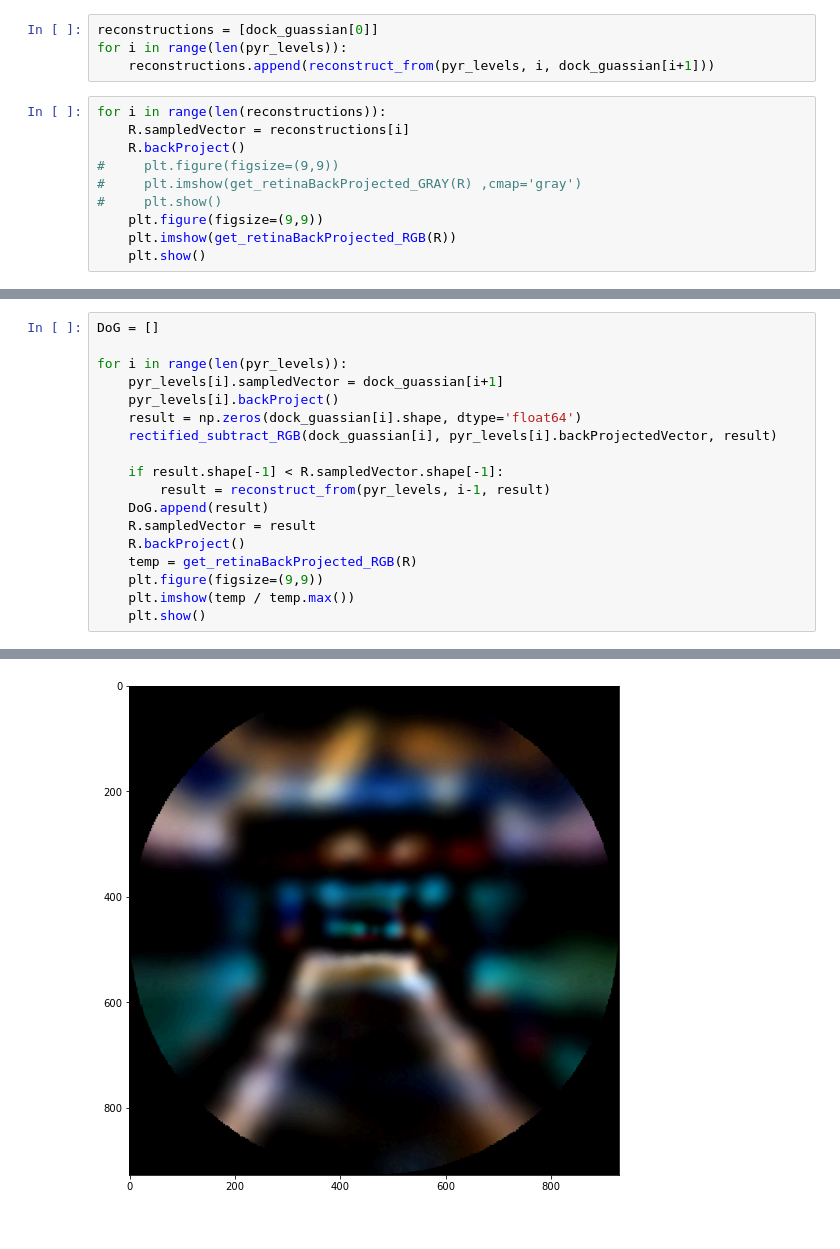
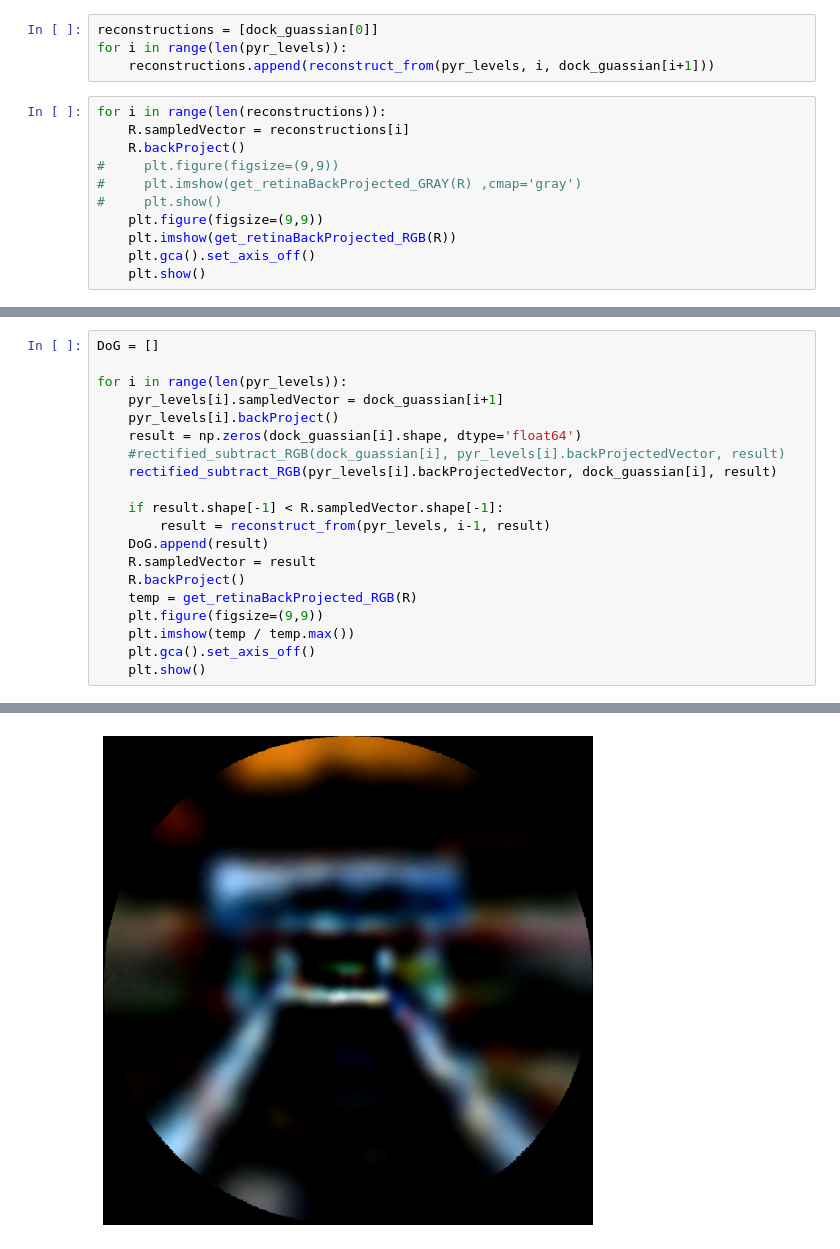
Before and after one commit to 2332575Y/RetinaV2, a Jupyter notebook: Pyramid example (Unstable types).ipynb, the cells around one changed output, grey strips where cells are left out. Drawn from its saved outputs; the diff is of its cells as text.

```diff
--- a/Pyramid example (Unstable types).ipynb
+++ b/Pyramid example (Unstable types).ipynb
@@ -82,5 +82,6 @@ for i in range(len(reconstructions)):
 #     plt.show()
     plt.figure(figsize=(9,9))
     plt.imshow(get_retinaBackProjected_RGB(R))
+    plt.gca().set_axis_off()
     plt.show()
 # %% [output]
@@ -95,7 +96,8 @@ for i in range(len(pyr_levels)):
     pyr_levels[i].sampledVector = dock_guassian[i+1]
     pyr_levels[i].backProject()
     result = np.zeros(dock_guassian[i].shape, dtype='float64')
-    rectified_subtract_RGB(dock_guassian[i], pyr_levels[i].backProjectedVector, result)
+    #rectified_subtract_RGB(dock_guassian[i], pyr_levels[i].backProjectedVector, result)
+    rectified_subtract_RGB(pyr_levels[i].backProjectedVector, dock_guassian[i], result)
 
     if result.shape[-1] < R.sampledVector.shape[-1]:
         result = reconstruct_from(pyr_levels, i-1, result)
@@ -105,5 +107,6 @@ for i in range(len(pyr_levels)):
     temp = get_retinaBackProjected_RGB(R)
     plt.figure(figsize=(9,9))
     plt.imshow(temp / temp.max())
+    plt.gca().set_axis_off()
     plt.show()
 # %% [output]
@@ -112 +115 @@ for i in range(len(pyr_levels)):
-[figure, old version]
+[figure, new version]
```
Also changed, not shown: parts of 2 cells of this notebook, 5 other files.
